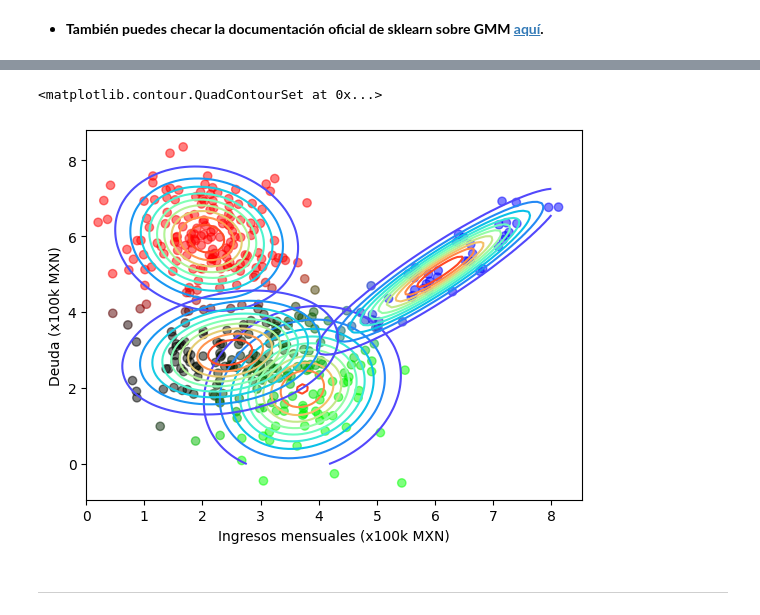
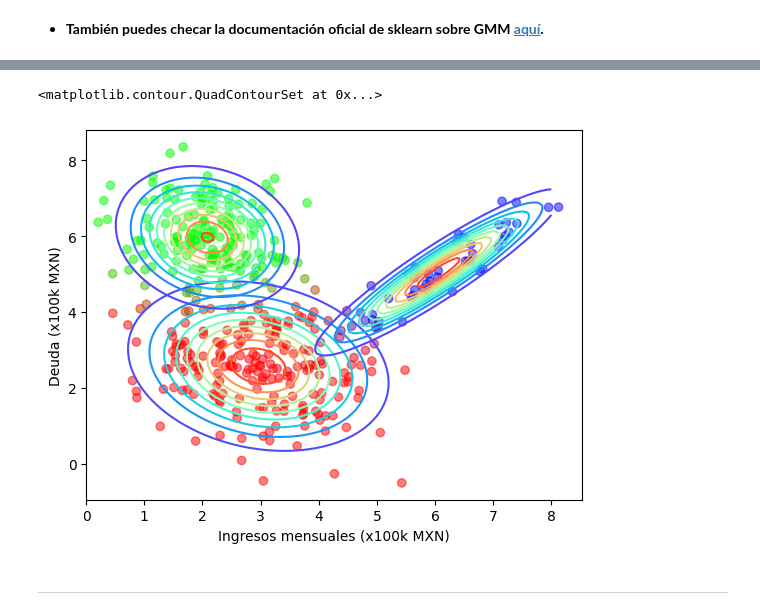
Before and after one commit to patymunoz/modelos-graficos-probabilisticos, a Jupyter notebook: docs/source/modulo3/M3-sesion13-PT2.ipynb, the cells around one changed output, grey strips where cells are left out. Drawn from its saved outputs; the diff is of its cells as text; code cells hidden in the pictures.

```diff
--- a/docs/source/modulo3/M3-sesion13-PT2.ipynb
+++ b/docs/source/modulo3/M3-sesion13-PT2.ipynb
@@ -58,7 +58,7 @@ Subclasses:
 # %%
 # Modelo de mezclas Gaussianas
 gmm = GaussianMixture(
-    n_components=4
+    n_components=3
 )
 # %%
 # Entrenamos
@@ -159,39 +155,39 @@ plt.xlabel('Ingresos mensuales (x100k MXN)')
 plt.ylabel('Deuda (x100k MXN)')
 
 # Gaussiana 1
 x = np.linspace(0, 8, 100)
 y = np.linspace(0, 8, 100)
 X, Y = np.meshgrid(x, y)
 z = X1.pdf(np.dstack((X, Y)))
 # Graficamos la función de densidad
 plt.contour(X, Y, z, levels=10, cmap='rainbow')
 
 # Gaussiana 2
 x = np.linspace(0, 8, 100)
 y = np.linspace(0, 8, 100)
 X, Y = np.meshgrid(x, y)
 z = X2.pdf(np.dstack((X, Y)))
 # Graficamos la función de densidad
 plt.contour(X, Y, z, levels=10, cmap='rainbow')
 
 # Gaussiana 3
 x = np.linspace(0, 8, 100)
 y = np.linspace(0, 8, 100)
 X, Y = np.meshgrid(x, y)
 z = X3.pdf(np.dstack((X, Y)))
 # Graficamos la función de densidad
 plt.contour(X, Y, z, levels=10, cmap='rainbow')
 
 # Gaussiana 4
-x = np.linspace(0, 8, 100)
-y = np.linspace(0, 8, 100)
-X, Y = np.meshgrid(x, y)
-z = X4.pdf(np.dstack((X, Y)))
+#x = np.linspace(0, 8, 100)
+#y = np.linspace(0, 8, 100)
+#X, Y = np.meshgrid(x, y)
+#z = X4.pdf(np.dstack((X, Y)))
 # Graficamos la función de densidad
-plt.contour(X, Y, z, levels=10, cmap='rainbow')
+#plt.contour(X, Y, z, levels=10, cmap='rainbow')
 # %% [output]
 <matplotlib.contour.QuadContourSet at 0x...>
-[figure, old version]
+[figure, new version]
 # %% [markdown]
 ---
 # %% [markdown]
```
Also changed, not shown: parts of 12 cells of this notebook, 3 other files.
